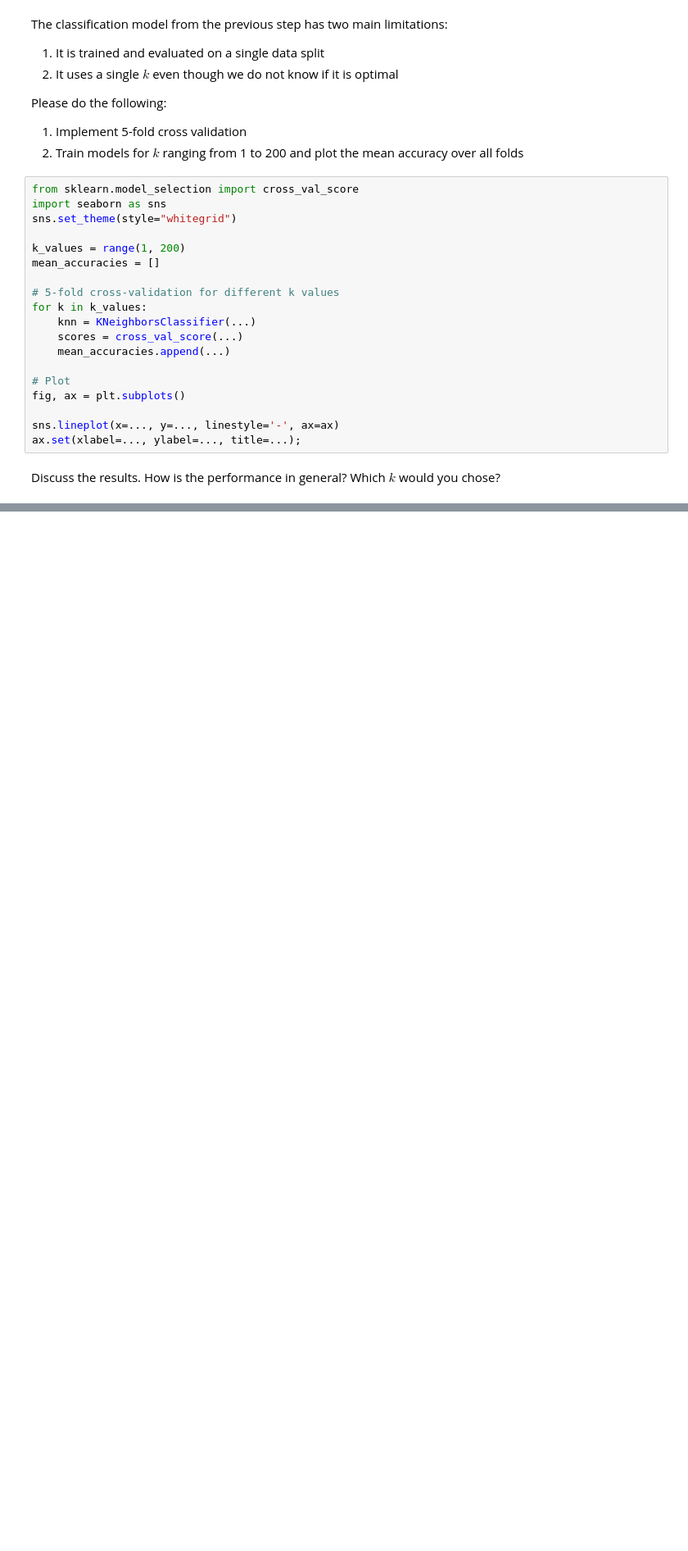
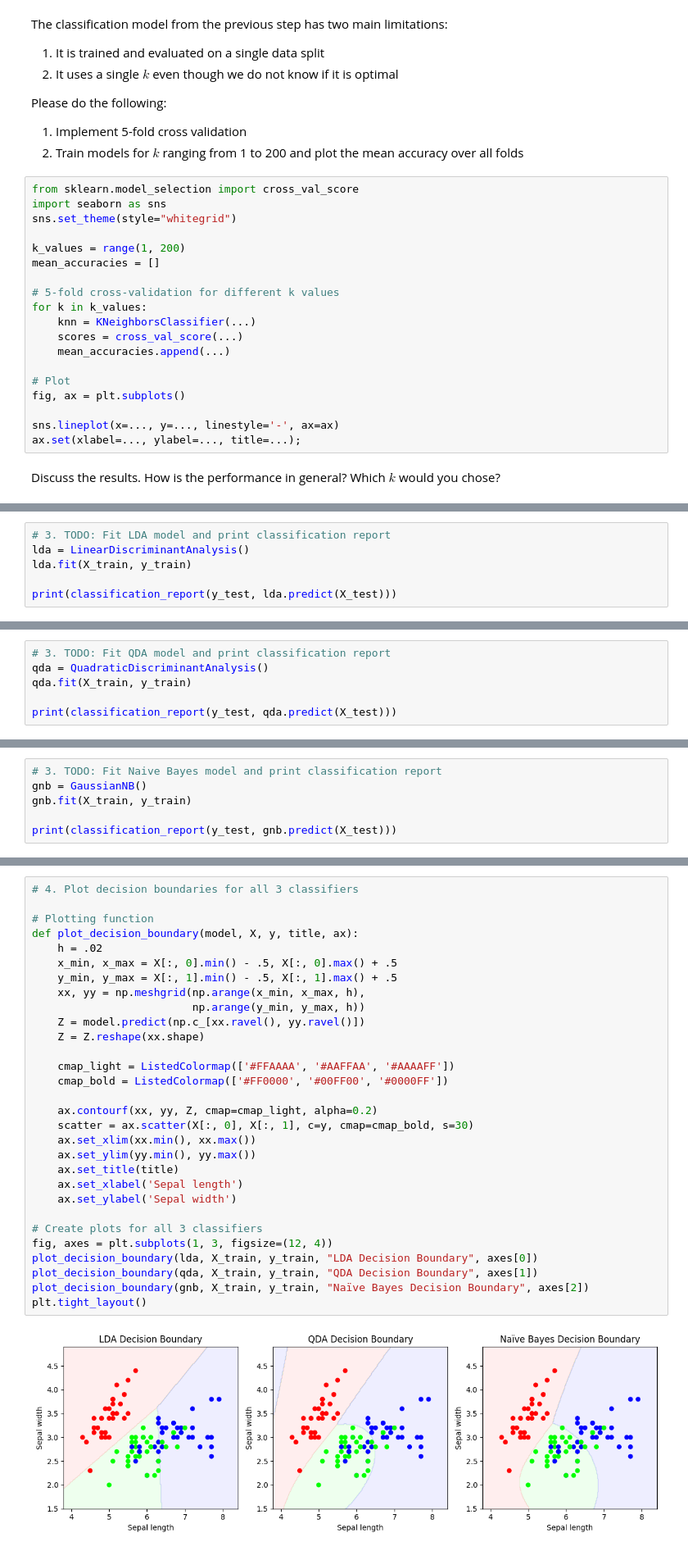
Before and after one commit to mibur1/psy112, a Jupyter notebook: book/2_models/Exercises.ipynb, the cells around one changed output, grey strips where cells are left out. Shown at 82% size. Cells and saved outputs as stored; diff of their text form; blank space fills up the shorter version.

Commit message:
naive bayes updates

```diff
--- a/book/2_models/Exercises.ipynb
+++ b/book/2_models/Exercises.ipynb
@@ -258,0 +290,6 @@ Discuss the results. How is the performance in general? Which $k$ would you chos
+# %%
+# 3. TODO: Fit LDA model and print classification report
+lda = LinearDiscriminantAnalysis()
+lda.fit(X_train, y_train)
+
+print(classification_report(y_test, lda.predict(X_test)))
@@ -258,0 +306,6 @@ Discuss the results. How is the performance in general? Which $k$ would you chos
+# %%
+# 3. TODO: Fit QDA model and print classification report
+qda = QuadraticDiscriminantAnalysis()
+qda.fit(X_train, y_train)
+
+print(classification_report(y_test, qda.predict(X_test)))
@@ -258,0 +322,6 @@ Discuss the results. How is the performance in general? Which $k$ would you chos
+# %%
+# 3. TODO: Fit Naive Bayes model and print classification report
+gnb = GaussianNB()
+gnb.fit(X_train, y_train)
+
+print(classification_report(y_test, gnb.predict(X_test)))
@@ -258,0 +340,32 @@ Discuss the results. How is the performance in general? Which $k$ would you chos
+# %%
+# 4. Plot decision boundaries for all 3 classifiers
+
+# Plotting function
+def plot_decision_boundary(model, X, y, title, ax):
+    h = .02
+    x_min, x_max = X[:, 0].min() - .5, X[:, 0].max() + .5
+    y_min, y_max = X[:, 1].min() - .5, X[:, 1].max() + .5
+    xx, yy = np.meshgrid(np.arange(x_min, x_max, h),
+                         np.arange(y_min, y_max, h))
+    Z = model.predict(np.c_[xx.ravel(), yy.ravel()])
+    Z = Z.reshape(xx.shape)
+
+    cmap_light = ListedColormap(['#FFAAAA', '#AAFFAA', '#AAAAFF'])
+    cmap_bold = ListedColormap(['#FF0000', '#00FF00', '#0000FF'])
+
+    ax.contourf(xx, yy, Z, cmap=cmap_light, alpha=0.2)
+    scatter = ax.scatter(X[:, 0], X[:, 1], c=y, cmap=cmap_bold, s=30)
+    ax.set_xlim(xx.min(), xx.max())
+    ax.set_ylim(yy.min(), yy.max())
+    ax.set_title(title)
+    ax.set_xlabel('Sepal length')
+    ax.set_ylabel('Sepal width')
+
+# Create plots for all 3 classifiers
+fig, axes = plt.subplots(1, 3, figsize=(12, 4))
+plot_decision_boundary(lda, X_train, y_train, "LDA Decision Boundary", axes[0])
+plot_decision_boundary(qda, X_train, y_train, "QDA Decision Boundary", axes[1])
+plot_decision_boundary(gnb, X_train, y_train, "Naïve Bayes Decision Boundary", axes[2])
+plt.tight_layout()
+# %% [output]
+[figure, added]
```
Also changed, not shown: parts of 7 cells of this notebook, 2 other files.
